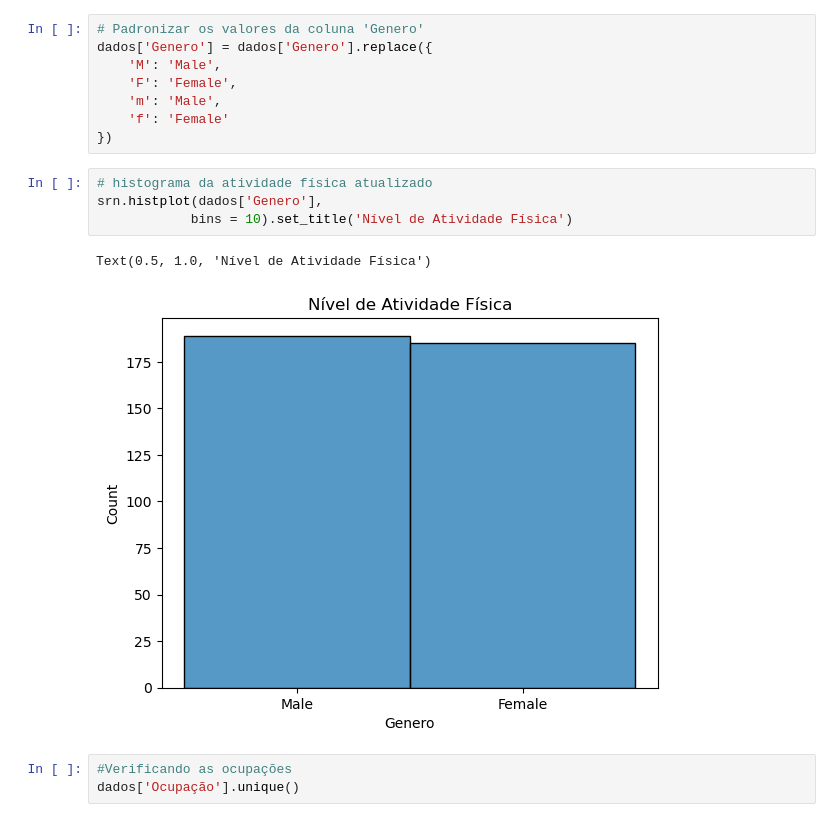
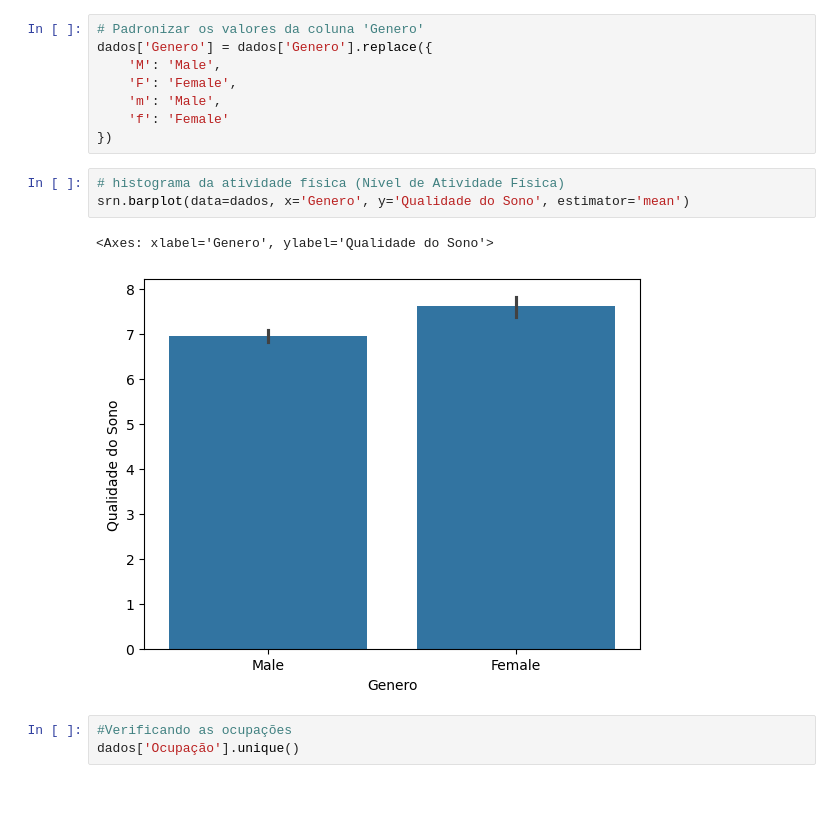
Before and after one commit to AdrianNSJ/TrabalhoAD, a Jupyter notebook: trabalhoAd.ipynb, the cells around one changed output. Saved outputs shown, nothing was run; the diff lists cells and outputs as text; blank space fills up the shorter version.

```diff
--- a/trabalhoAd.ipynb
+++ b/trabalhoAd.ipynb
@@ -419,12 +419,11 @@ dados['Genero'] = dados['Genero'].replace({
     'f': 'Female'
 })
 # %%
-# histograma da atividade física atualizado
-srn.histplot(dados['Genero'],
-            bins = 10).set_title('Nível de Atividade Física')
+# histograma da atividade física (Nível de Atividade Física)
+srn.barplot(data=dados, x='Genero', y='Qualidade do Sono', estimator='mean')
 # %% [output]
-Text(0.5, 1.0, 'Nível de Atividade Física')
+<Axes: xlabel='Genero', ylabel='Qualidade do Sono'>
-[figure, old version]
+[figure, new version]
 # %%
 #Verificando as ocupações
 dados['Ocupação'].unique()
```
